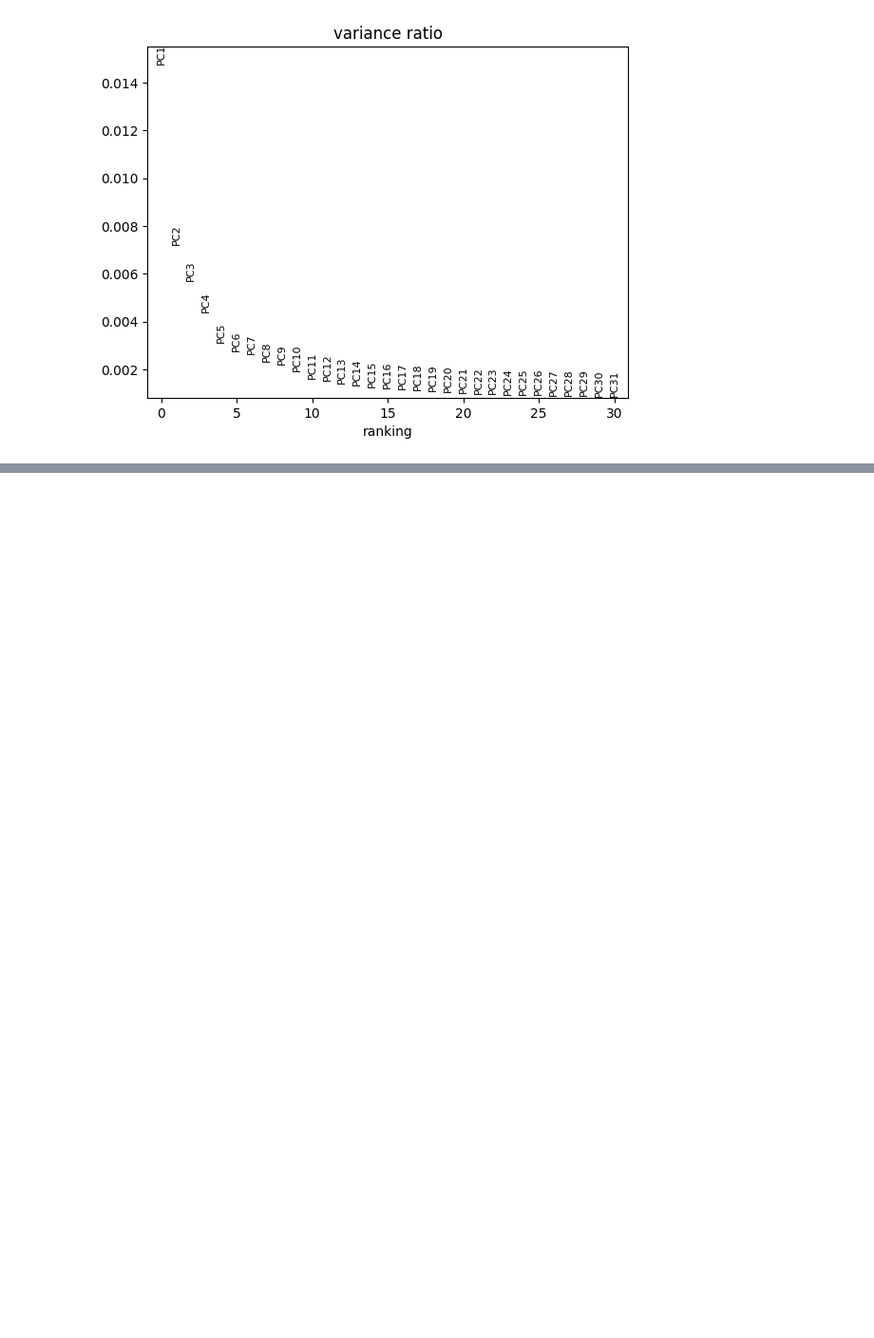
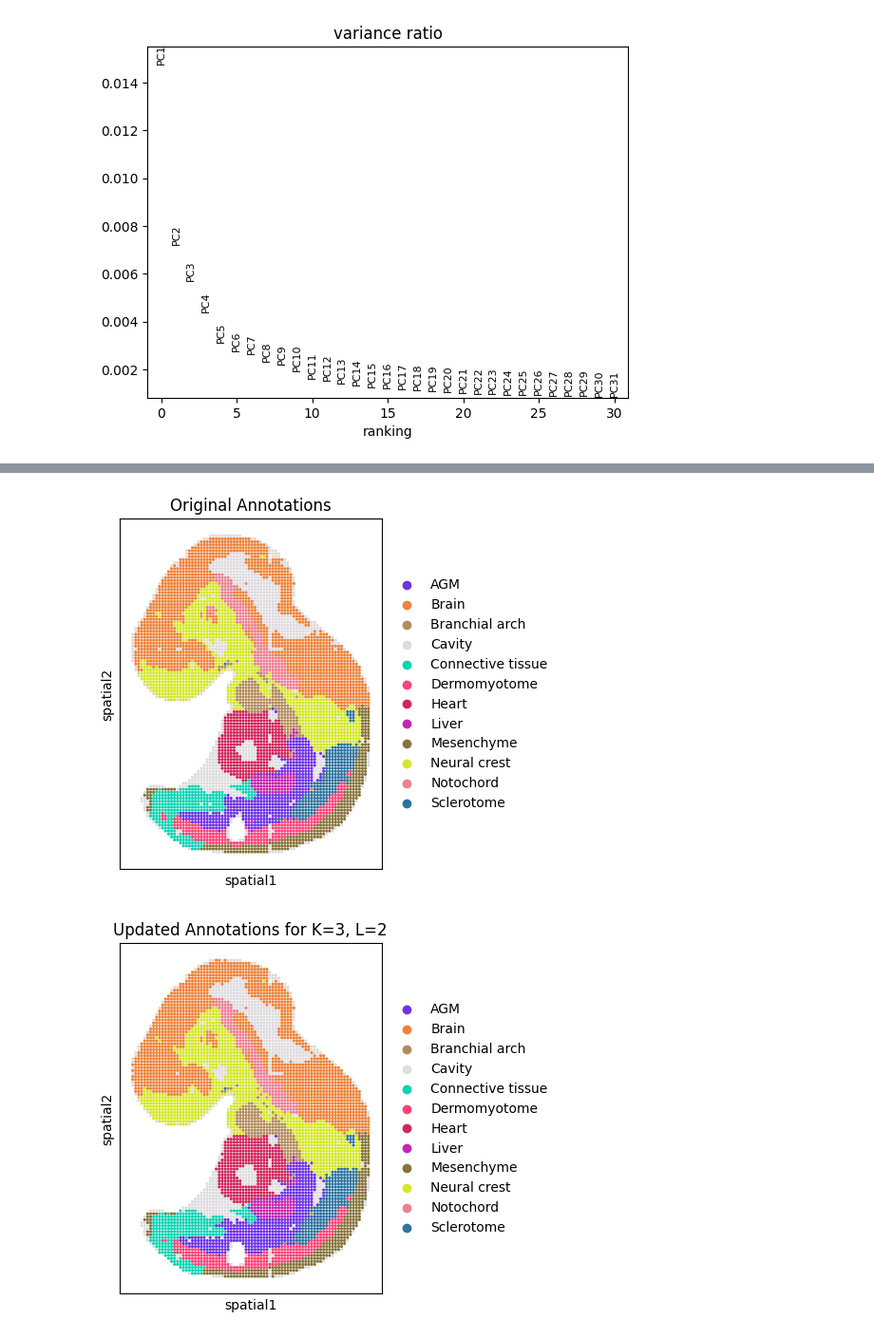
Before and after one commit to RixRasa/Genomics, a Jupyter notebook: WholeEmbryo.ipynb, the cells around one changed output, grey strips where cells are left out. Shown at 95% size. Cells and saved outputs as stored; diff of their text form; code cells hidden in the pictures; blank space fills up the shorter version.

```diff
--- a/WholeEmbryo.ipynb
+++ b/WholeEmbryo.ipynb
@@ -220,0 +269,14 @@ KeyboardInterrupt:
+# %%
+spot_size = 1.0  # Adjust this value as needed
+existing_palette = adata.uns['annotation_colors']
+sc.pl.spatial(adata, color='annotation', title=f"Original Annotations", spot_size=spot_size)
+
+for i in range(0,combination_num):
+    K = K_list[i]
+    L = L_list[i]
+
+    adata.uns[f'annotation_K{K}_L{L}_colors'] = existing_palette
+    sc.pl.spatial(adata, color=f'annotation_K{K}_L{L}', title=f"Updated Annotations for K={K}, L={L}", spot_size=spot_size)
+# %% [output]
+[figure, added]
+[figure, added]
```
Also changed, not shown: parts of 5 cells of this notebook.
